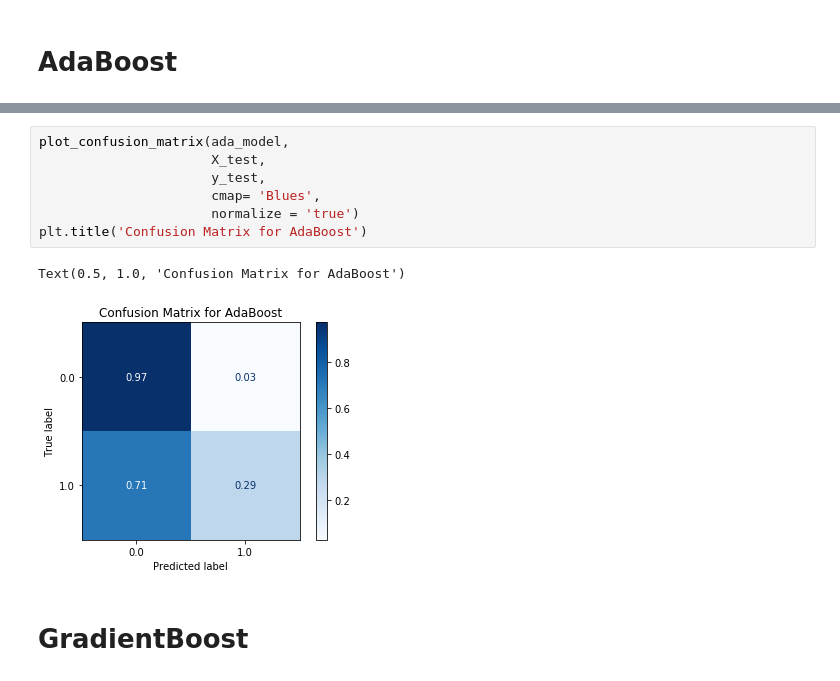
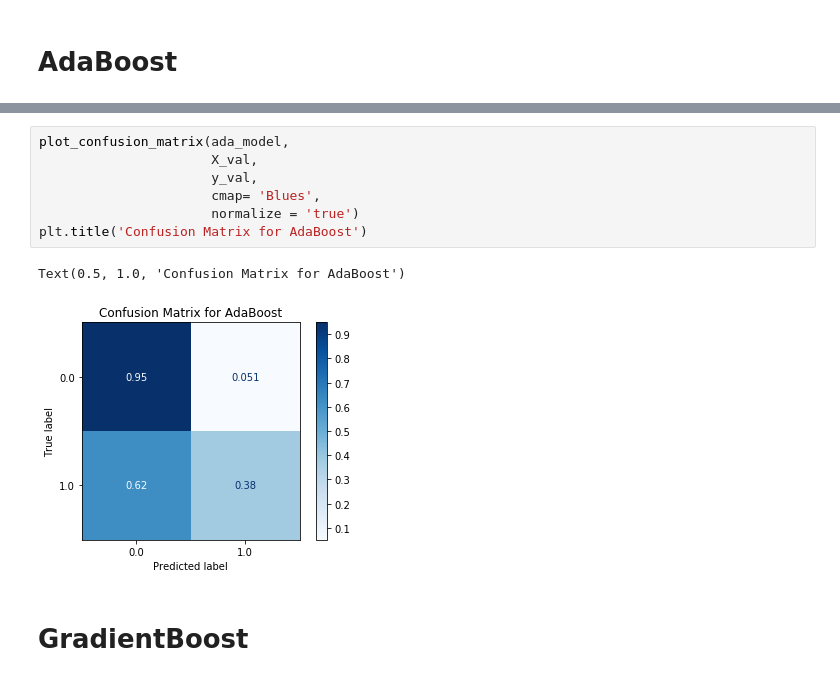
Before and after one commit to kangand/1000ml, a Jupyter notebook: unit5_project/Model Testing Basic Boosting.ipynb, the cells around one changed output, grey strips where cells are left out. Cells and saved outputs as stored; diff of their text form.

```diff
--- a/unit5_project/Model Testing Basic Boosting.ipynb
+++ b/unit5_project/Model Testing Basic Boosting.ipynb
@@ -51,13 +50,13 @@ sns.barplot(y=X.columns,x=ada_model.feature_importances_)
 # %%
 plot_confusion_matrix(ada_model,
-                      X_test,
-                      y_test,
+                      X_val,
+                      y_val,
                       cmap= 'Blues',
                       normalize = 'true')
 plt.title('Confusion Matrix for AdaBoost')
 # %% [output]
 Text(0.5, 1.0, 'Confusion Matrix for AdaBoost')
-[figure, old version]
+[figure, new version]
 # %% [markdown]
 # GradientBoost
 # %%
```
Also changed, not shown: parts of 7 cells of this notebook, 2 other files.
